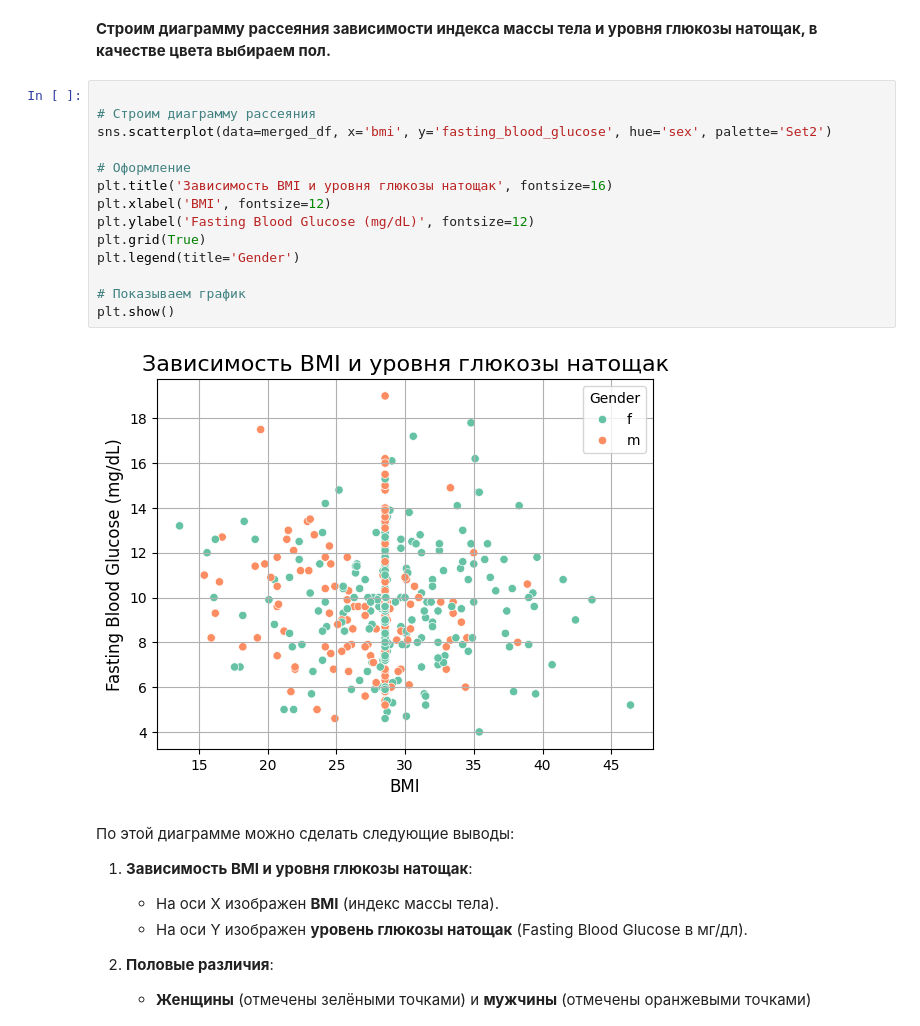
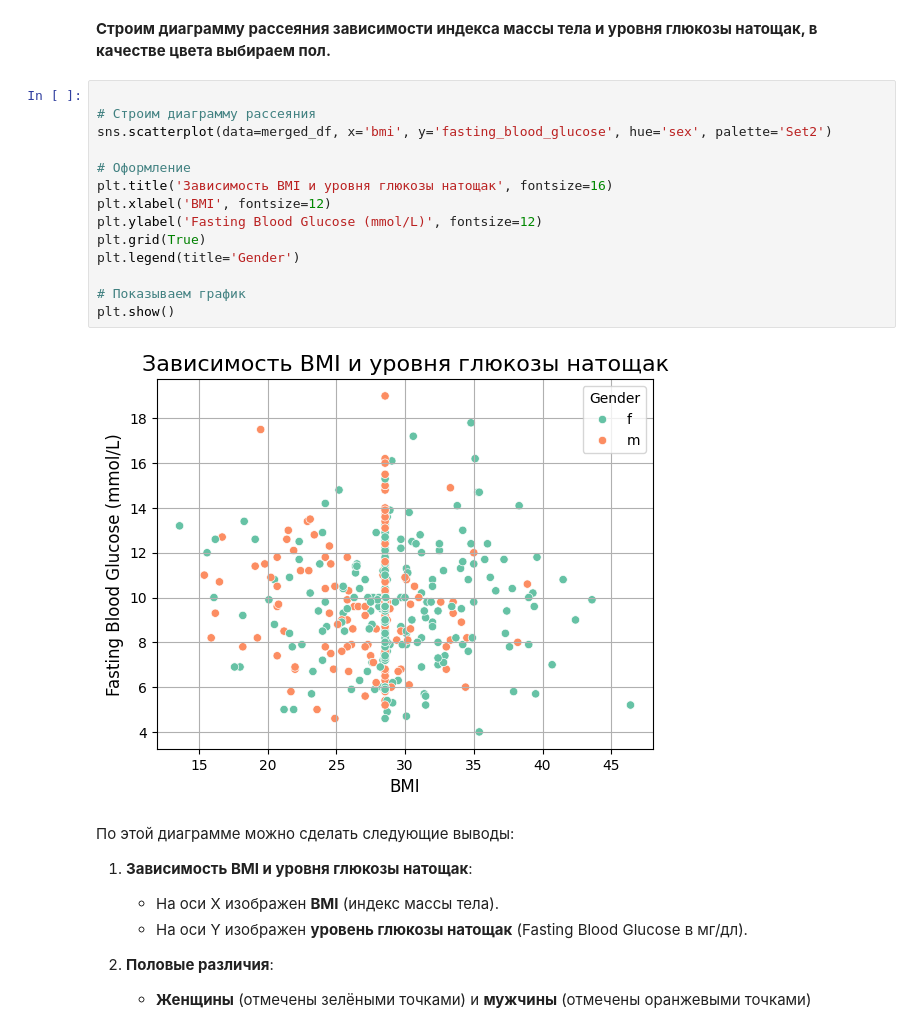
Before and after one commit to ParvinaMirakhmedova/PARVINA_FINAL_COUSE_PROJECT, a Jupyter notebook: queries/eda/eda.ipynb, the cells around one changed output. Drawn from its saved outputs; the diff is of its cells as text.

```diff
--- a/queries/eda/eda.ipynb
+++ b/queries/eda/eda.ipynb
@@ -699,19 +784,19 @@ plt.show()
 # %%
 
 # Строим диаграмму рассеяния
 sns.scatterplot(data=merged_df, x='bmi', y='fasting_blood_glucose', hue='sex', palette='Set2')
 
 # Оформление
 plt.title('Зависимость BMI и уровня глюкозы натощак', fontsize=16)
 plt.xlabel('BMI', fontsize=12)
-plt.ylabel('Fasting Blood Glucose (mg/dL)', fontsize=12)
+plt.ylabel('Fasting Blood Glucose (mmol/L)', fontsize=12)
 plt.grid(True)
 plt.legend(title='Gender')
 
 # Показываем график
 plt.show()
 # %% [output]
-[figure, old version]
+[figure, new version]
 # %% [markdown]
 По этой диаграмме можно сделать следующие выводы:
 
```
Also changed, not shown: parts of 25 cells of this notebook, 2 other files.
